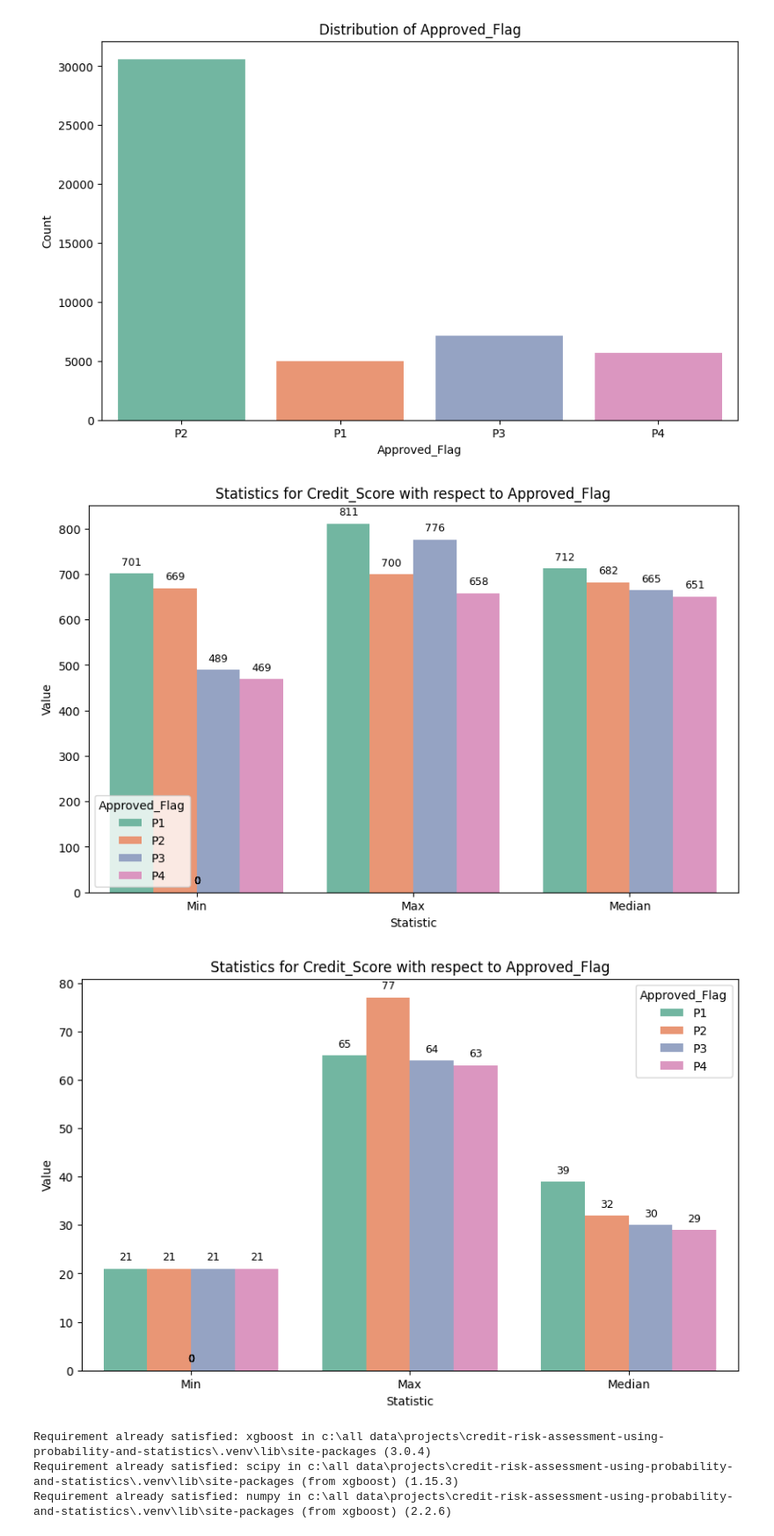
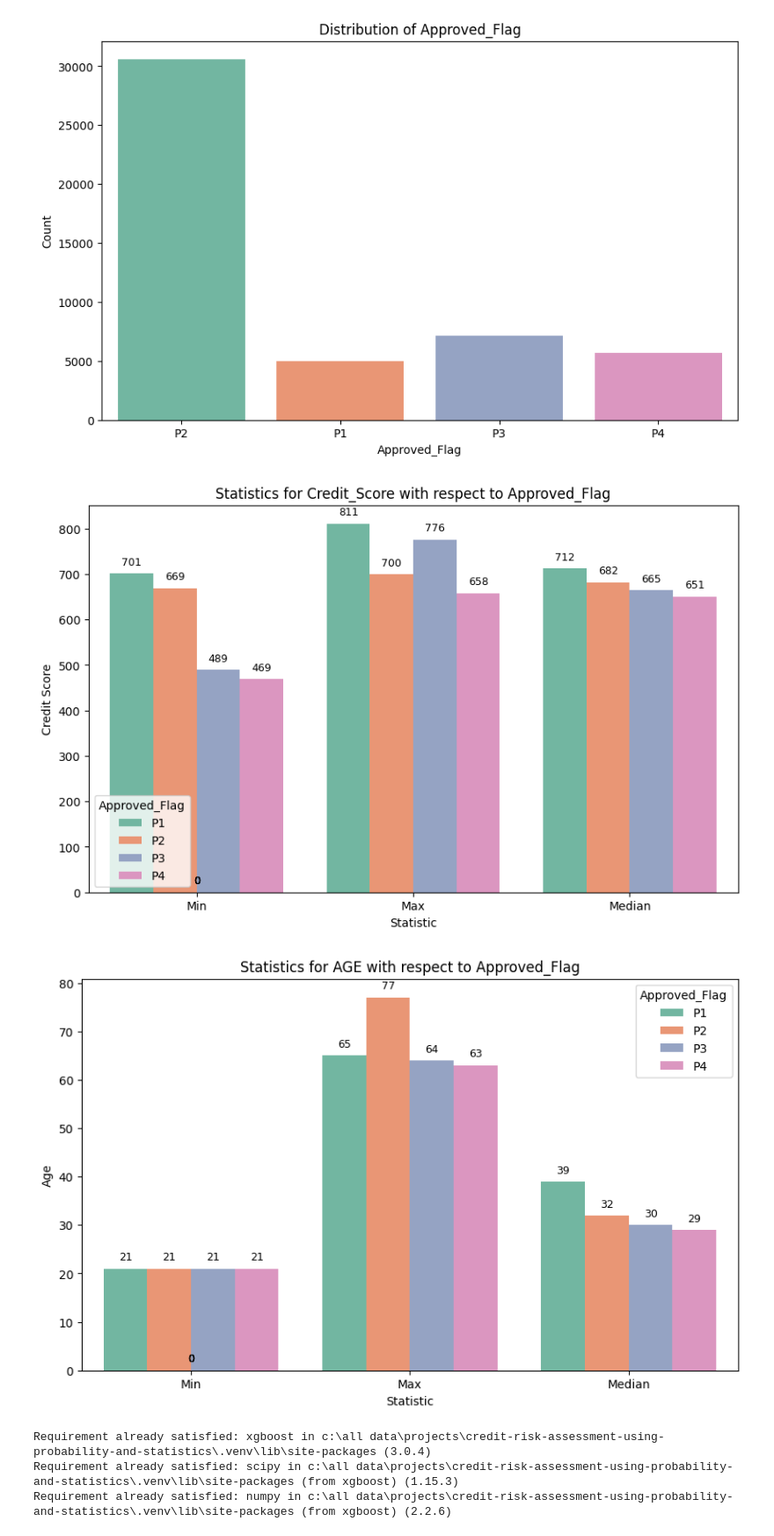
Before and after one commit to sayalii-e/Credit-Risk-Assessment, a Jupyter notebook: Untitled.ipynb, the cells around one changed output. Shown at 88% size. Saved outputs shown, nothing was run; the diff lists cells and outputs as text; code cells hidden in the pictures.

Commit message:
images

```diff
--- a/Untitled.ipynb
+++ b/Untitled.ipynb
@@ -973,43 +973,43 @@ for p in plt.gca().patches:
 
 plt.title("Statistics for Credit_Score with respect to Approved_Flag")
 plt.xlabel("Statistic")
-plt.ylabel("Value")
+plt.ylabel("Credit Score")
 plt.legend(title='Approved_Flag')
 plt.show()
 # %% [output]
-[figure, old version]
+[figure, new version]
 # %%
 # Calculate min, max, median for each Approved_Flag
 stats_df = train_n.groupby('Approved_Flag')['AGE'].agg(
     Min='min',
     Max='max',
     Median='median'
 ).reset_index()
 
 # Melt for plotting
 stats_melted = stats_df.melt(id_vars='Approved_Flag',
                               value_vars=['Min', 'Max', 'Median'],
                               var_name='Statistic',
                               value_name='Value')
 
 # Plot
 plt.figure(figsize=(10, 6))
 sns.barplot(data=stats_melted, x='Statistic', y='Value', hue='Approved_Flag', palette='Set2')
 
 # Add labels above bars
 for p in plt.gca().patches:
     plt.gca().annotate(f'{p.get_height():.0f}',
                        (p.get_x() + p.get_width() / 2., p.get_height()),
                        ha='center', va='bottom', fontsize=9, color='black', xytext=(0, 5),
                        textcoords='offset points')
 
-plt.title("Statistics for Credit_Score with respect to Approved_Flag")
+plt.title("Statistics for AGE with respect to Approved_Flag")
 plt.xlabel("Statistic")
-plt.ylabel("Value")
+plt.ylabel("Age")
 plt.legend(title='Approved_Flag')
 plt.show()
 # %% [output]
-[figure, old version]
+[figure, new version]
 # %%
 df = f_dataset.copy()
 # %%
```
Also changed, not shown: 14 other files.
